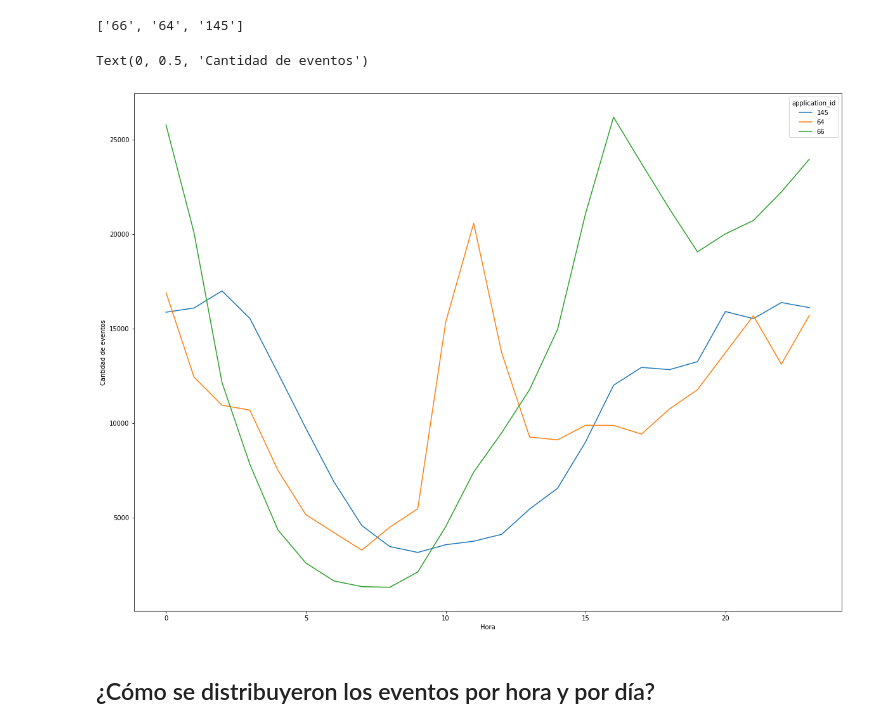
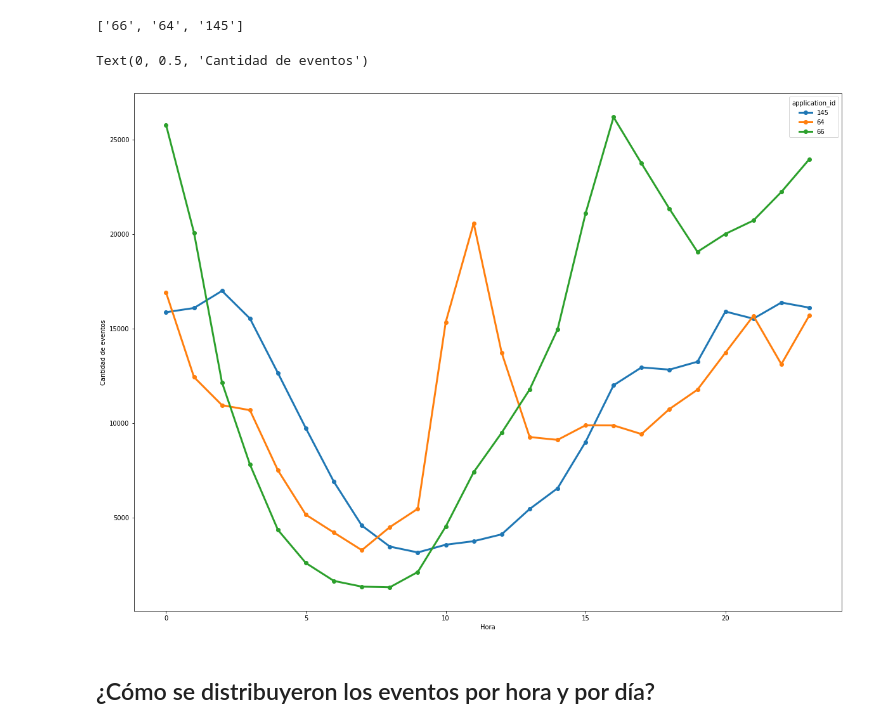
Before and after one commit to AlejandroKler/Datanesa, a Jupyter notebook: EvolucionEventosPorHora.ipynb, the cells around one changed output. Drawn from its saved outputs; the diff is of its cells as text; code cells hidden in the pictures.

```diff
--- a/EvolucionEventosPorHora.ipynb
+++ b/EvolucionEventosPorHora.ipynb
@@ -29,11 +29,11 @@ eventos_por_hora['Hora'] = eventos_por_hora['date'].dt.hour
 eventos_por_hora['cant_eventos'] = 1
 agrup_eventos_por_hora = eventos_por_hora.groupby(['Hora','application_id']).agg({'cant_eventos': 'count'})
 # %%
-plot = agrup_eventos_por_hora.unstack().cant_eventos.plot(figsize = (20,15))
+plot = agrup_eventos_por_hora.unstack().cant_eventos.plot(figsize = (20,15), linewidth = 3, style='-o')
 plot.set_ylabel('Cantidad de eventos')
 # %% [output]
 Text(0, 0.5, 'Cantidad de eventos')
-[figure, old version]
+[figure, new version]
 # %% [markdown]
 ## ¿Cómo se distribuyeron los eventos por hora y por día?
 # %% [markdown]
```
Also changed, not shown: 1 other file.
